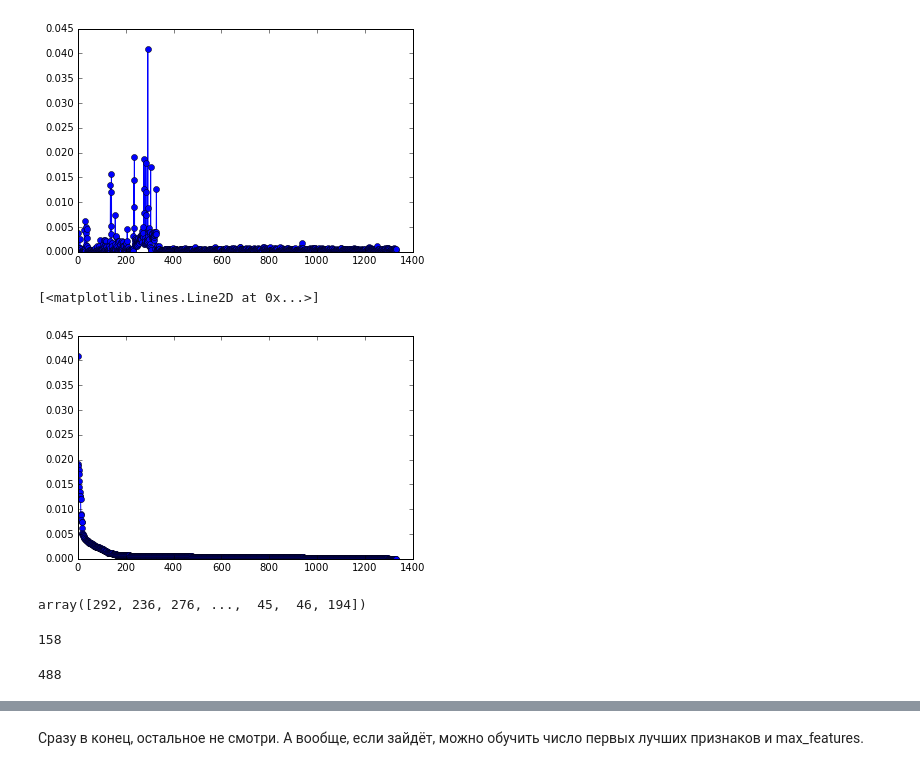
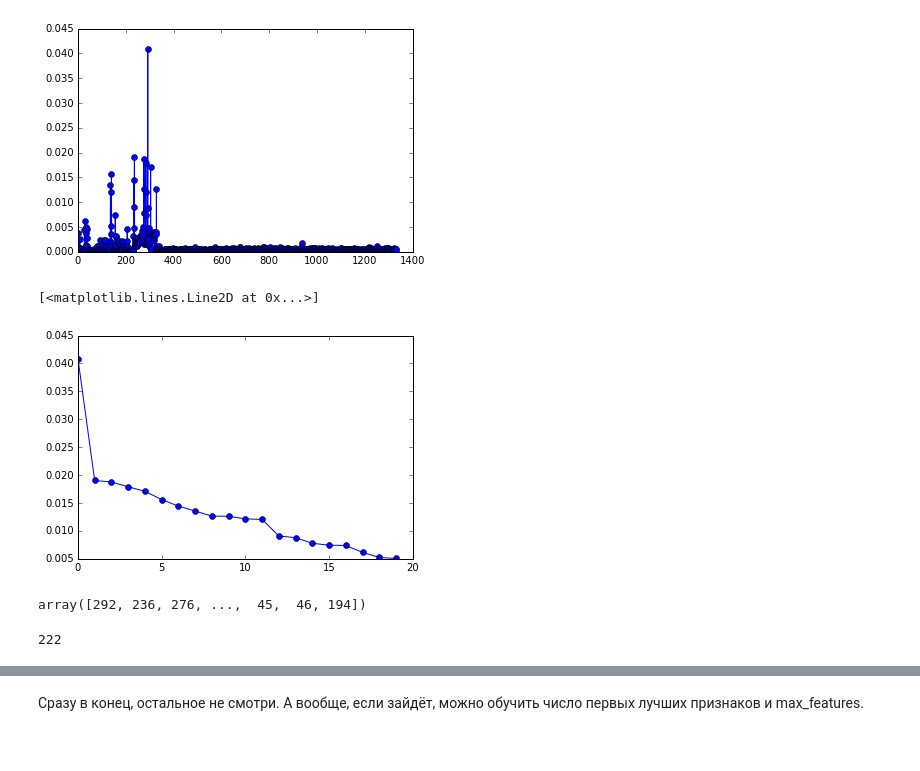
Before and after one commit to alexsyrom/SHAD_ML_KAGGLE_2, a Jupyter notebook: solution.ipynb, the cells around one changed output, grey strips where cells are left out. Drawn from its saved outputs; the diff is of its cells as text; code cells hidden in the pictures.

```diff
--- a/solution.ipynb
+++ b/solution.ipynb
@@ -160,19 +161,15 @@ plot(importances, '-o')
 [<matplotlib.lines.Line2D at 0x...>]
 [figure]
 # %%
-plot(importances[indices], '-o')
+plot(importances[indices[:20]], '-o')
 # %% [output]
 [<matplotlib.lines.Line2D at 0x...>]
-[figure, old version]
+[figure, new version]
 # %%
 indices
 # %% [output]
 array([292, 236, 276, ...,  45,  46, 194])
 # %%
-len(set(indices[:330]) - set(range(330)))
+len(set(indices[:400]) - set(range(330)))
 # %% [output]
-158
+222
-# %%
-len(set(indices[:330]).union(set(range(330))))
-# %% [output]
-488
```
Also changed, not shown: parts of 8 cells of this notebook, 1 other file.
